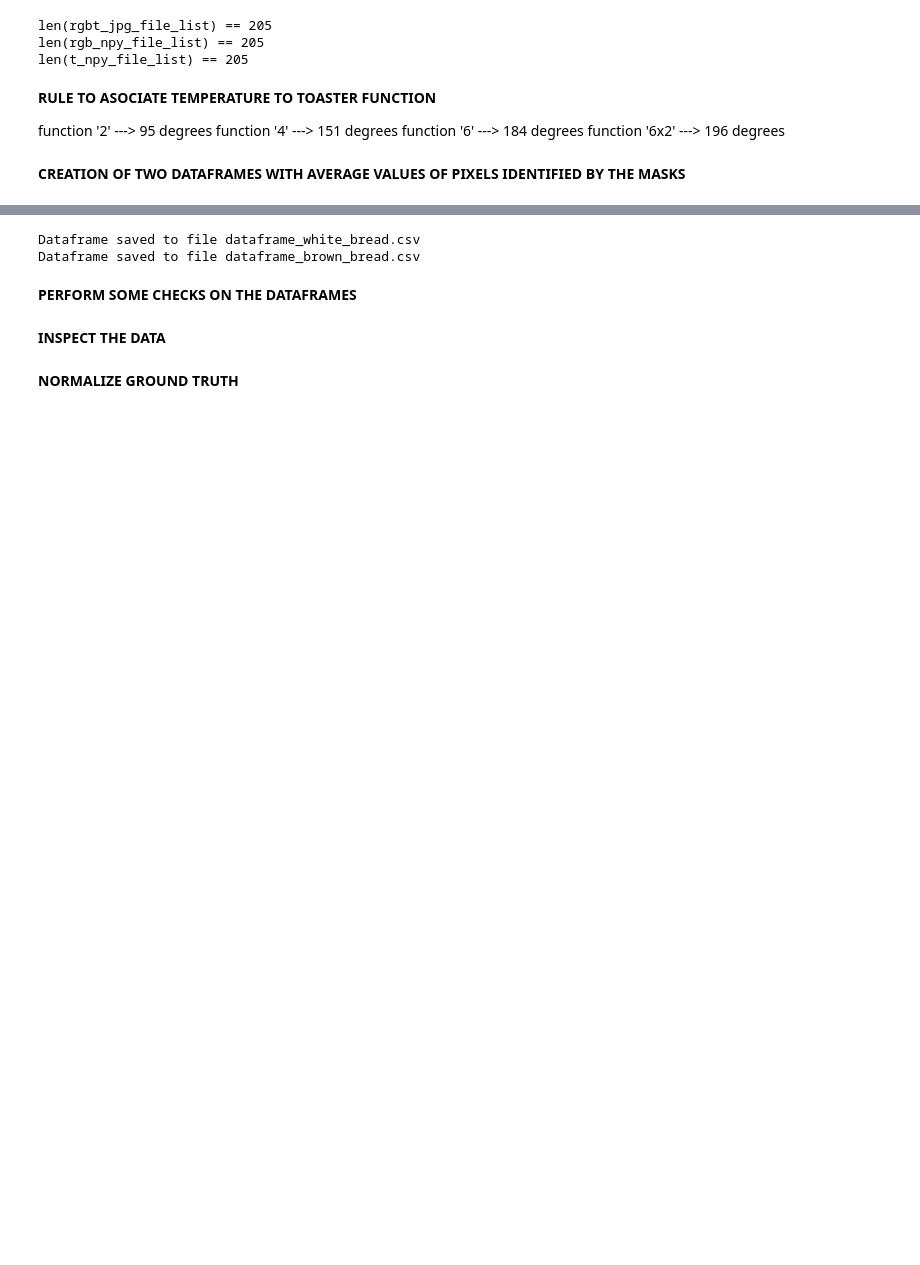
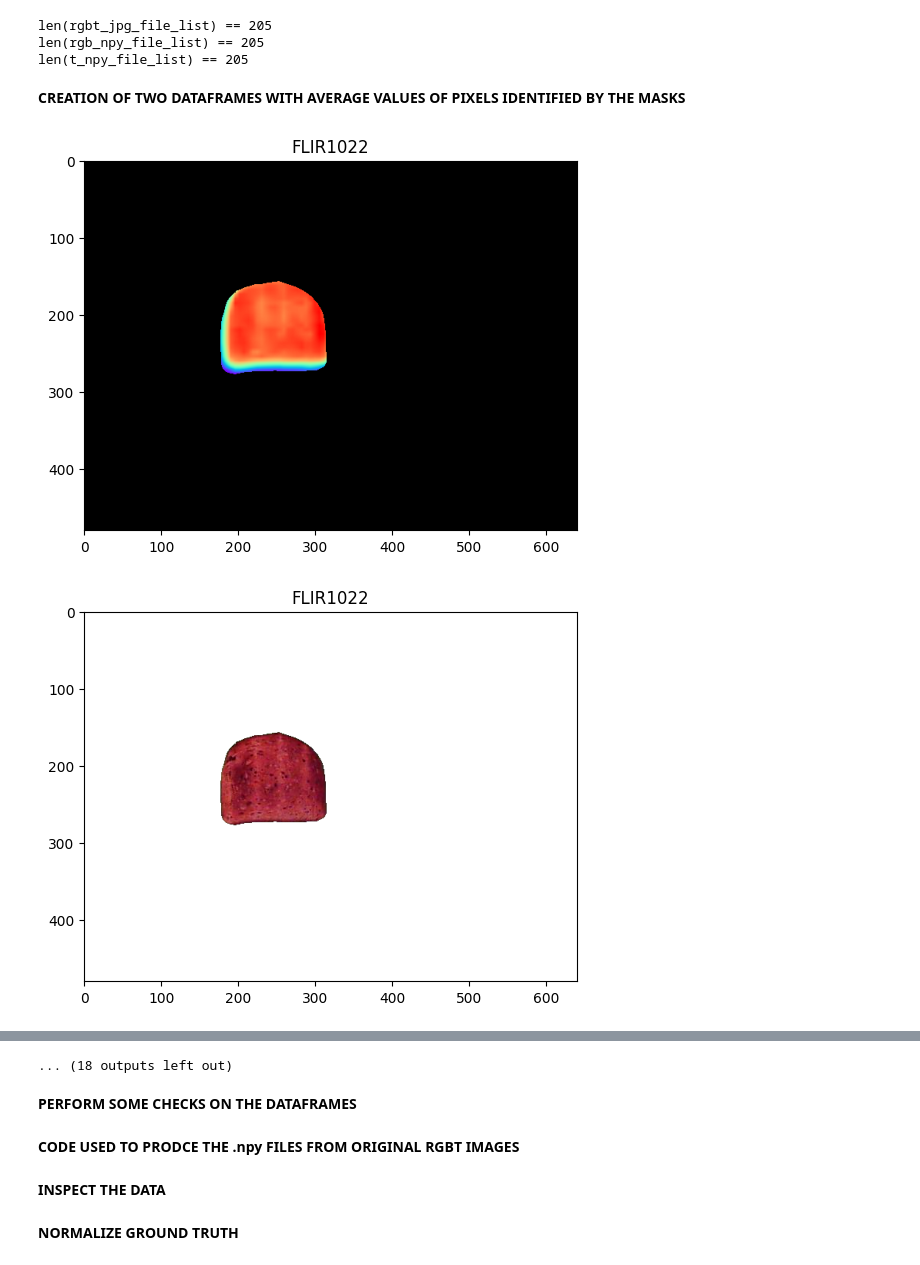
Before and after one commit to LambdaLambdaLambda/read_thermal.py, a Jupyter notebook: extract_rgb_and_thermal_data_from_raw_data_source.ipynb, the cells around one changed output, grey strips where cells are left out. Saved outputs shown, nothing was run; the diff lists cells and outputs as text; code cells hidden in the pictures; blank space fills up the shorter version.

```diff
--- a/extract_rgb_and_thermal_data_from_raw_data_source.ipynb
+++ b/extract_rgb_and_thermal_data_from_raw_data_source.ipynb
@@ -972,7 +565,15 @@ def create_illustration(rgb_filename, rgb_matrix, mask_matrix, t_matrix_with_nan
     t_matrix_with_nan_masked_norm = (t_matrix_with_nan_masked.astype(np.float32) - min_temp)/delta_temp
     cmap = plt.colormaps.get_cmap('rainbow')  # or 'nipy_spectral'
     thermal_channel_as_rgb = cmap(t_matrix_with_nan_masked_norm)[:, :, :3] #this is normalized
+    plt.imshow(thermal_channel_as_rgb)
+    plt.title(f'{Path(rgb_filename).stem}')
+    plt.show()
     rgb_matrix_norm = (rgb_matrix.astype(np.float32))/255.0
+    rgb_matrix_norm_masked = np.dstack(
+        (rgb_matrix_norm, mask_matrix))  # Shape is (H, W, 4)
+    plt.imshow(rgb_matrix_norm_masked)
+    plt.title(f'{Path(rgb_filename).stem}')
+    plt.show()
     alpha = 0.35
     thermally_enhanced_rgb = (1-alpha)*rgb_matrix_norm + \
         alpha * thermal_channel_as_rgb
@@ -1002,13 +620,6 @@ print(f'len(t_npy_file_list) == {len(t_npy_file_list)}')
 len(rgbt_jpg_file_list) == 205
 len(rgb_npy_file_list) == 205
 len(t_npy_file_list) == 205
-# %% [markdown]
-**RULE TO ASOCIATE TEMPERATURE TO TOASTER FUNCTION**
-
-function '2'   ---> 95  degrees
-function '4'   ---> 151 degrees
-function '6'   ---> 184 degrees
-function '6x2' ---> 196 degrees
 # %% [markdown]
 **CREATION OF TWO DATAFRAMES WITH AVERAGE VALUES OF PIXELS IDENTIFIED BY THE MASKS**
 # %%
@@ -1029,40 +640,13 @@ default_metadata = {
     "EmbeddedImageHeight": 480
 }
 
-for old_record in ground_truth:
-    new_record = {
-        'fun_bit_1': None,
-        'fun_bit_2': None,
-        'fun_bit_3': None,
-        'fun_bit_4': None,
-        'acrylamide_density': old_record['acrylamide_density']
-    }
-    for i, rgb_filename in enumerate(old_record['pictures']):
-        new_record[f'avg_red_{i}'] = None
-        new_record[f'avg_green_{i}'] = None
-        new_record[f'avg_blue_{i}'] = None
-        new_record[f'avg_t_{i}'] = None
+for j, old_record in enumerate(ground_truth):
 
-    if old_record['function'] == '2':
-        new_record['fun_bit_1'] = 1
-        new_record['fun_bit_2'] = 0
-        new_record['fun_bit_3'] = 0
-        new_record['fun_bit_4'] = 0
-    elif old_record['function'] == '4':
-        new_record['fun_bit_1'] = 0
-        new_record['fun_bit_2'] = 1
-        new_record['fun_bit_3'] = 0
-        new_record['fun_bit_4'] = 0
-    elif old_record['function'] == '6':
-        new_record['fun_bit_1'] = 0
-        new_record['fun_bit_2'] = 0
-        new_record['fun_bit_3'] = 1
-        new_record['fun_bit_4'] = 0
-    elif old_record['function'] == '6x2':
-        new_record['fun_bit_1'] = 0
-        new_record['fun_bit_2'] = 0
-        new_record['fun_bit_3'] = 0
-        new_record['fun_bit_4'] = 1
+    new_record = {}
+    new_record['acrylamide_density'] = old_record['acrylamide_density']
+    new_record['toaster_energy'] = old_record['toaster_energy']
+    new_record['toaster_temperature'] = old_record['toaster_temperature']
+    new_record['room_temperature'] = old_record['room_temperature']
 
     for i, rgb_filename in enumerate(old_record['pictures']):
         rgb_matrix = np.load(os.path.join('raw_data_source', 'RGB_npy', f'{Path(rgb_filename).stem}.npy'))
@@ -1078,35 +662,42 @@ for old_record in ground_truth:
         mask_matrix = tiff.imread(mask_filename)
         ####
         selected_pixel_values = (rgb_matrix[:, :, 0])[mask_matrix == 1]
-        new_record[f'avg_red_{i}'] = np.mean(selected_pixel_values)
+        new_record[f'mean_red_{i}'] = np.mean(selected_pixel_values)
+        new_record[f'stdev_red_{i}'] = np.std(selected_pixel_values)
         ####
         selected_pixel_values = (rgb_matrix[:, :, 1])[mask_matrix == 1]
-        new_record[f'avg_green_{i}'] = np.mean(selected_pixel_values)
+        new_record[f'mean_green_{i}'] = np.mean(selected_pixel_values)
+        new_record[f'stdev_green_{i}'] = np.std(selected_pixel_values)
         ####
         selected_pixel_values = (rgb_matrix[:, :, 2])[mask_matrix == 1]
-        new_record[f'avg_blue_{i}'] = np.mean(selected_pixel_values)
+        new_record[f'mean_blue_{i}'] = np.mean(selected_pixel_values)
+        new_record[f'stdev_blue_{i}'] = np.std(selected_pixel_values)
         ####
         selected_pixel_values = t_matrix_with_nan[mask_matrix == 1]
-        new_record[f'avg_t_{i}'] = np.nanmean(selected_pixel_values)
+        new_record[f'mean_t_{i}'] = np.nanmean(selected_pixel_values)
+        new_record[f'stdev_t_{i}'] = np.nanstd(selected_pixel_values)
 
-        #create_illustration(rgb_filename, rgb_matrix, mask_matrix, t_matrix_with_nan)
+        if j == 20:
+            create_illustration(rgb_filename, rgb_matrix, mask_matrix, t_matrix_with_nan)
 
     if old_record['bread_type'] == 'b':
         dataframe_brown_bread.append(new_record)
     elif old_record['bread_type'] == 'w':
         dataframe_white_bread.append(new_record)
     else:
         print(f'Wrong bread type.')
 
 dest_csv = 'dataframe_white_bread.csv'
 if not (os.path.exists(dest_csv) and os.path.isfile(dest_csv)):
     df_white = pd.DataFrame(dataframe_white_bread)
     df_white.to_csv(dest_csv, index=False)
     print(f"Dataframe saved to file {dest_csv}")
 
 dest_csv = 'dataframe_brown_bread.csv'
 if not (os.path.exists(dest_csv) and os.path.isfile(dest_csv)):
     df_brown = pd.DataFrame(dataframe_brown_bread)
     df_brown.to_csv(dest_csv, index=False)
     print(f"Dataframe saved to file {dest_csv}")
 # %% [output]
+[figure, added]
+[figure, added]
@@ -1113,5 +714,4 @@ if not (os.path.exists(dest_csv) and os.path.isfile(dest_csv)):
-Dataframe saved to file dataframe_white_bread.csv
-Dataframe saved to file dataframe_brown_bread.csv
+... (18 outputs left out)
 # %% [markdown]
 **PERFORM SOME CHECKS ON THE DATAFRAMES**
 # %%
@@ -1167,3 +775,5 @@ df.to_csv(dest_csv, index=False)
+# %% [markdown]
+**CODE USED TO PRODCE THE .npy FILES FROM ORIGINAL RGBT IMAGES**
 # %%
 fie = FlirImageExtractor(exiftool_path='exiftool')
 
```
Also changed, not shown: parts of 5 cells of this notebook, 26 other files.
